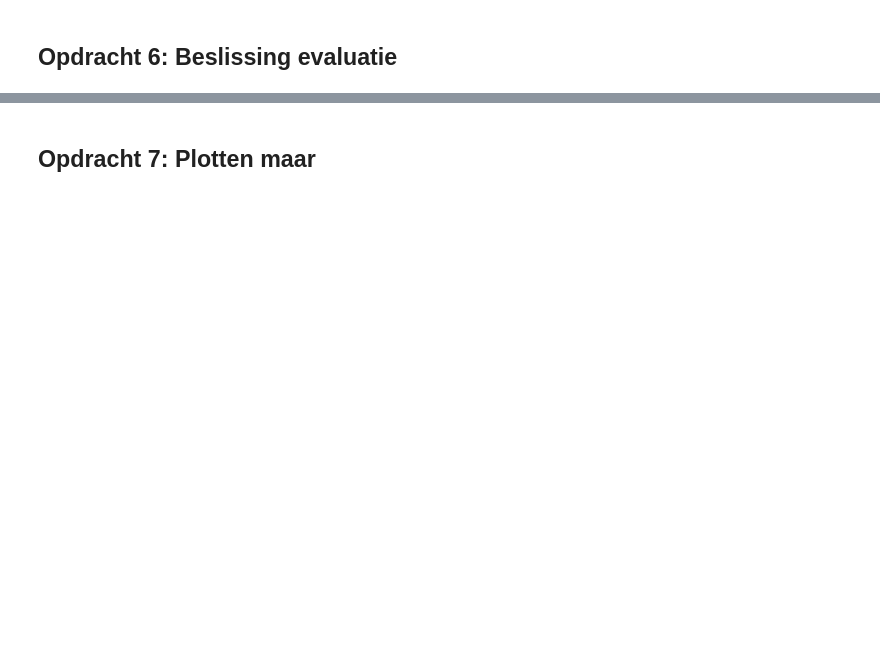
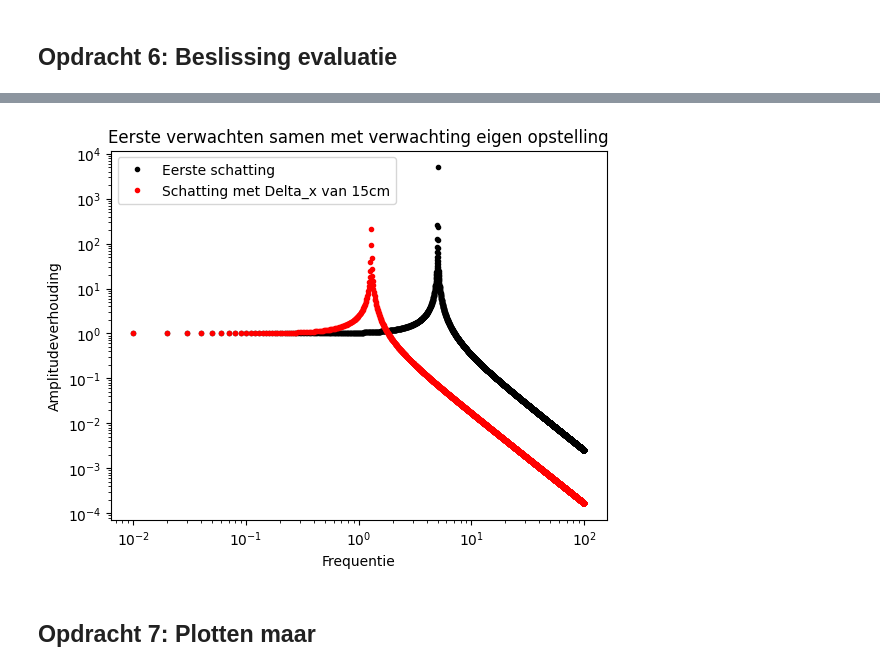
Before and after one commit to korne-Hoendervangers/opdrachten-DEF-D-KorneHoendervangers, a Jupyter notebook: FysiekeOntwerpopdrachten/5MaakEenOpstellingTrillingsvrij/Ontwerpopdracht5MaakEenOpstellingTrillingsvrijInvulTemplate.ipynb, the cells around one changed output, grey strips where cells are left out. Saved outputs shown, nothing was run; the diff lists cells and outputs as text; code cells hidden in the pictures; blank space fills up the shorter version.

```diff
--- a/FysiekeOntwerpopdrachten/5MaakEenOpstellingTrillingsvrij/Ontwerpopdracht5MaakEenOpstellingTrillingsvrijInvulTemplate.ipynb
+++ b/FysiekeOntwerpopdrachten/5MaakEenOpstellingTrillingsvrij/Ontwerpopdracht5MaakEenOpstellingTrillingsvrijInvulTemplate.ipynb
@@ -146,5 +149,21 @@ Deze grafiek heb je later weer nodig om je gemeten punten aan toe te voegen. Ga
 Als je hier negatief geantwoord hebt, kopieer onder deze cel dan alle cellen van Synthese tot en met Evaluation & decision en doorloop dat deel van het ontwerp proces nogmaals.
 # %%
 # Voeg hier je plot in.
+Frequentie = np.linspace(0,100,10000)
+Massa = 0.5
+C = (Massa*g)/0.15
+Amplitude_1 = np.abs(1/(1-((2*np.pi*Frequentie)**2)/(Frequentie_0*2*np.pi)**2))
+Amplitude_2 = np.abs(1/(1-((2*np.pi*Frequentie)**2)/(C/Massa)))
+
+plt.figure()
+plt.loglog(Frequentie,Amplitude_1,"k.",label = "Eerste schatting ")
+plt.loglog(Frequentie,Amplitude_2,"r.",label = 'Schatting met Delta_x van 15cm')
+plt.xlabel("Frequentie")
+plt.ylabel('Amplitudeverhouding')
+plt.title("Eerste verwachten samen met verwachting eigen opstelling")
+plt.legend()
+plt.show()
+# %% [output]
+[figure, added]
 # %% [markdown]
 ## Opdracht 7: Plotten maar
```
Also changed, not shown: parts of 16 cells of this notebook, 1 other file.
